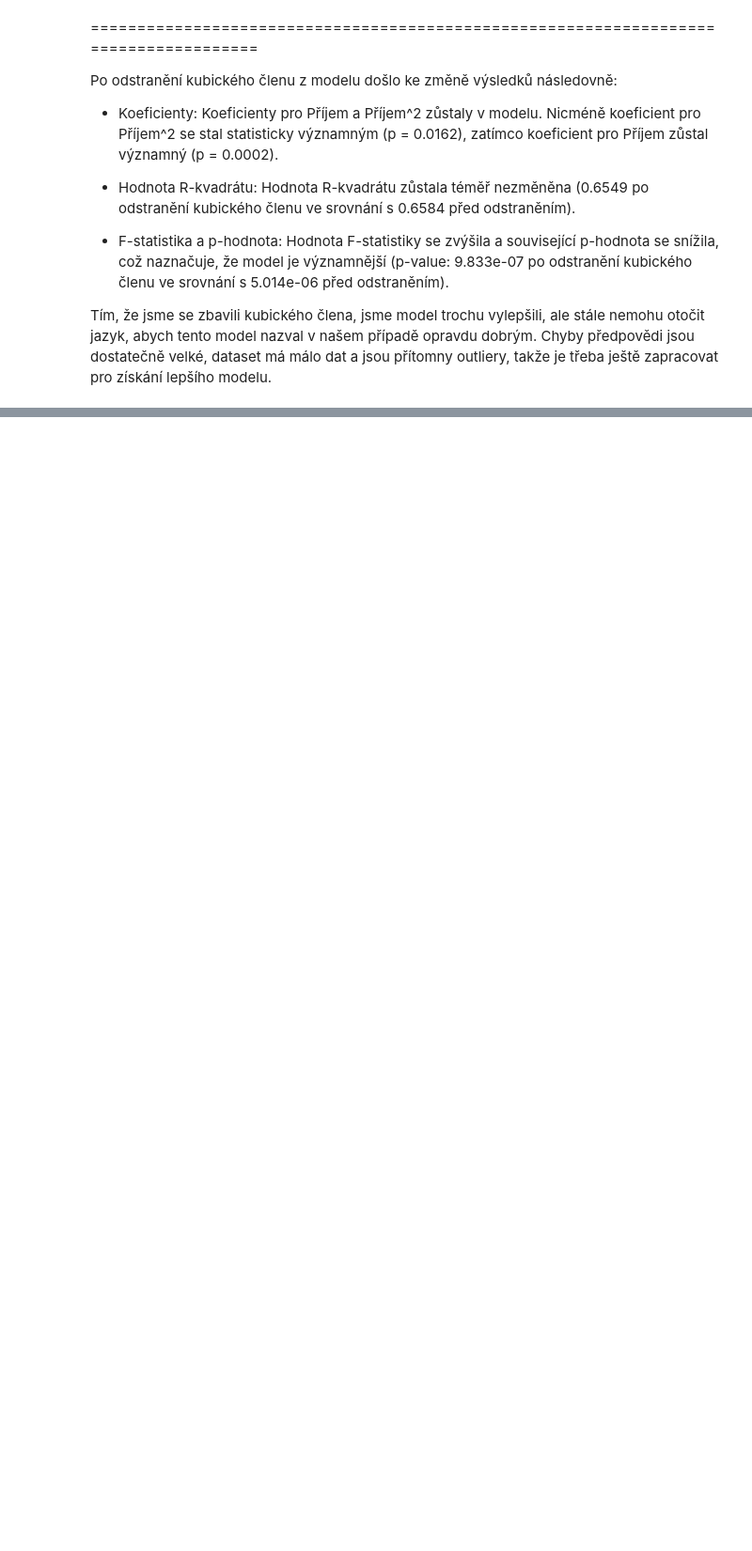
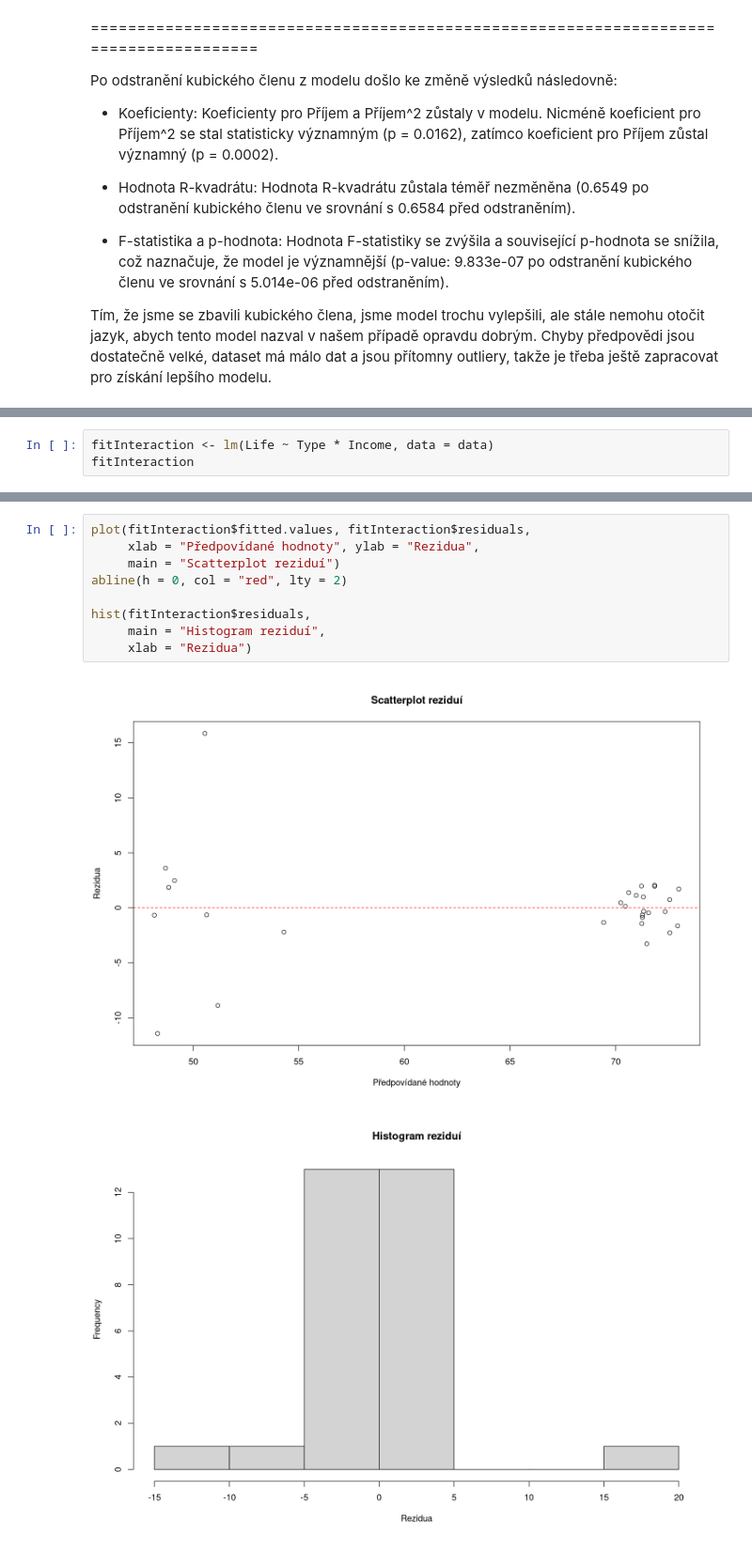
Before and after one commit to xsenyaaax/practicalStatistics, a Jupyter notebook: Project 2/project2.ipynb, the cells around one changed output, grey strips where cells are left out. Shown: that part at 94% size. Cells and saved outputs as stored; diff of their text form; blank space fills up the shorter version.

```diff
--- a/Project 2/project2.ipynb
+++ b/Project 2/project2.ipynb
@@ -394,0 +547,3 @@ Tím, že jsme se zbavili kubického člena, jsme model trochu vylepšili, ale s
+# %%
+fitInteraction <- lm(Life ~ Type * Income, data = data)
+fitInteraction
@@ -394,0 +591,12 @@ Tím, že jsme se zbavili kubického člena, jsme model trochu vylepšili, ale s
+# %%
+plot(fitInteraction$fitted.values, fitInteraction$residuals,
+     xlab = "Předpovídané hodnoty", ylab = "Rezidua",
+     main = "Scatterplot reziduí")
+abline(h = 0, col = "red", lty = 2)
+
+hist(fitInteraction$residuals,
+     main = "Histogram reziduí",
+     xlab = "Rezidua")
+# %% [output]
+[figure, added]
+[figure, added]
```
Also changed, not shown: parts of 33 cells of this notebook.
